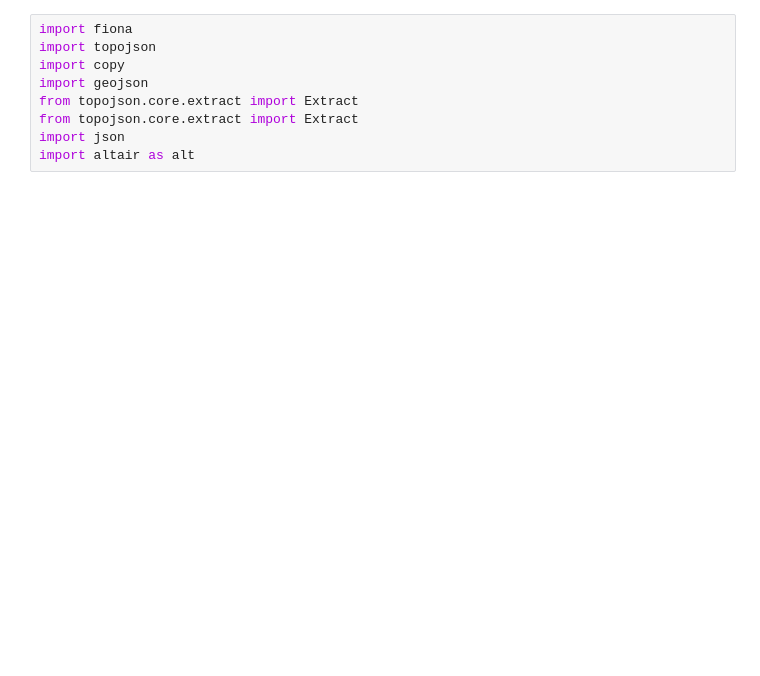
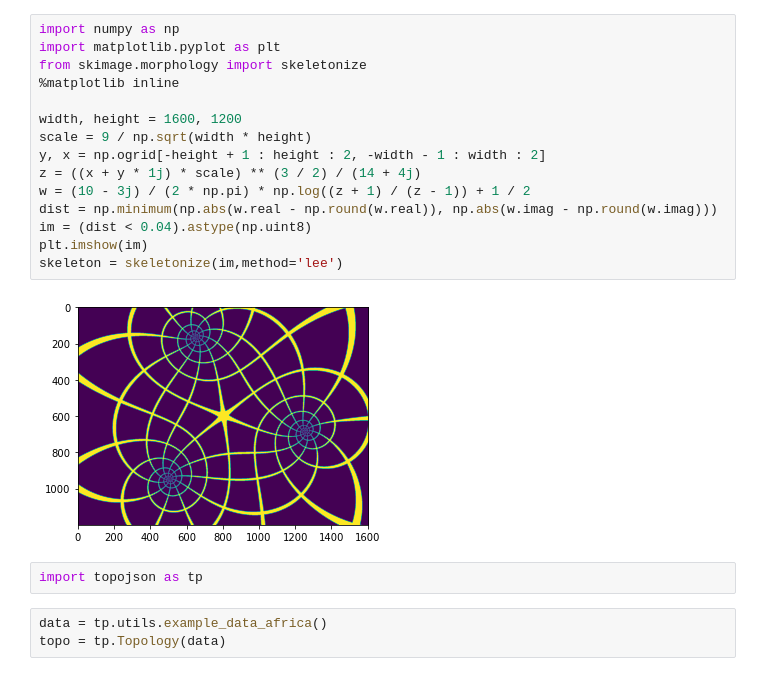
Before and after one commit to mattijn/topojson, a Jupyter notebook: Untitled.ipynb, the cells around one changed output. Drawn from its saved outputs; the diff is of its cells as text; blank space fills up the shorter version.

```diff
--- a/Untitled.ipynb
+++ b/Untitled.ipynb
@@ -1,9 +1,22 @@
-# %%
-import fiona
-import topojson
-import copy
-import geojson
-from topojson.core.extract import Extract
-from topojson.core.extract import Extract
-import json
-import altair as alt
+# %%
+import numpy as np
+import matplotlib.pyplot as plt
+from skimage.morphology import skeletonize
+%matplotlib inline
+
+width, height = 1600, 1200
+scale = 9 / np.sqrt(width * height)
+y, x = np.ogrid[-height + 1 : height : 2, -width - 1 : width : 2]
+z = ((x + y * 1j) * scale) ** (3 / 2) / (14 + 4j)
+w = (10 - 3j) / (2 * np.pi) * np.log((z + 1) / (z - 1)) + 1 / 2
+dist = np.minimum(np.abs(w.real - np.round(w.real)), np.abs(w.imag - np.round(w.imag)))
+im = (dist < 0.04).astype(np.uint8)
+plt.imshow(im)
+skeleton = skeletonize(im,method='lee')
+# %% [output]
+[figure, added]
+# %%
+import topojson as tp
+# %%
+data = tp.utils.example_data_africa()
+topo = tp.Topology(data)
```
Also changed, not shown: parts of 42 cells of this notebook, 7 other files.
